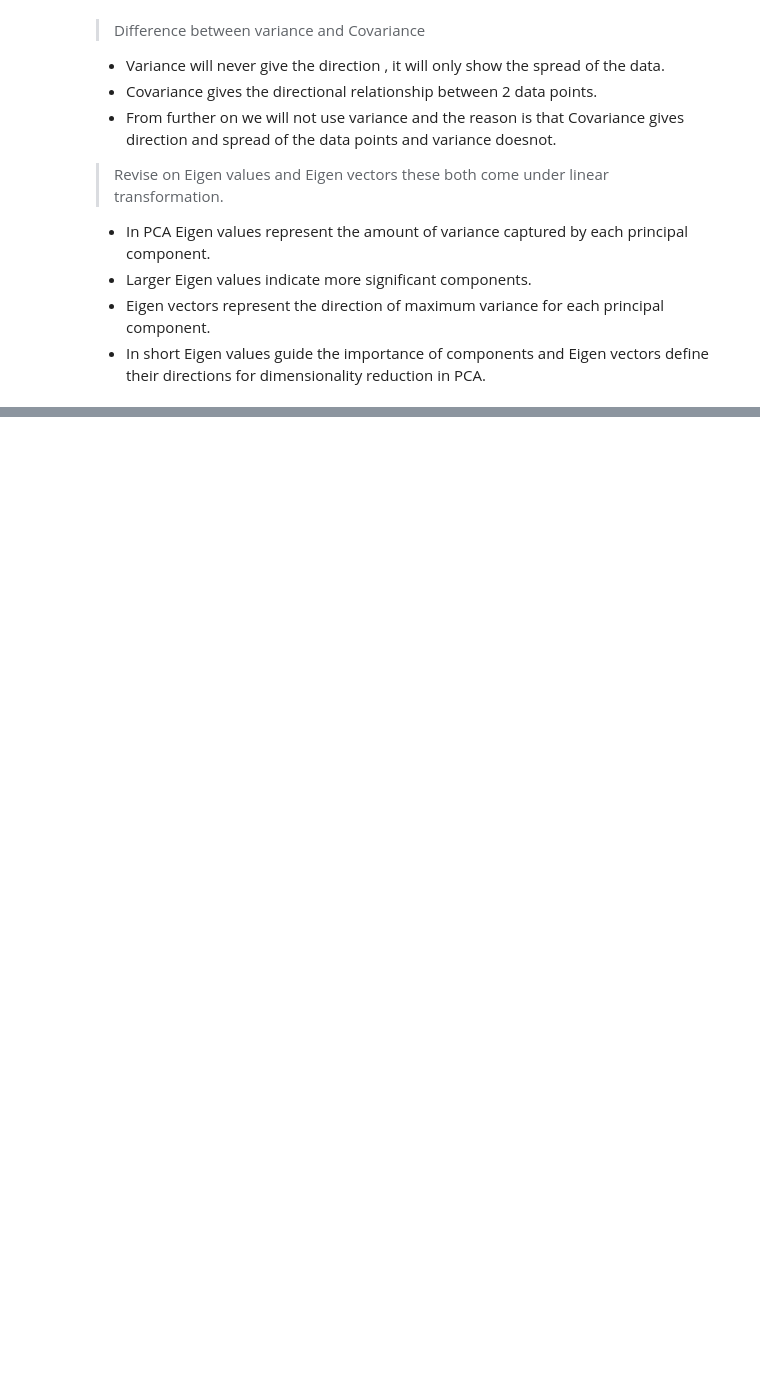
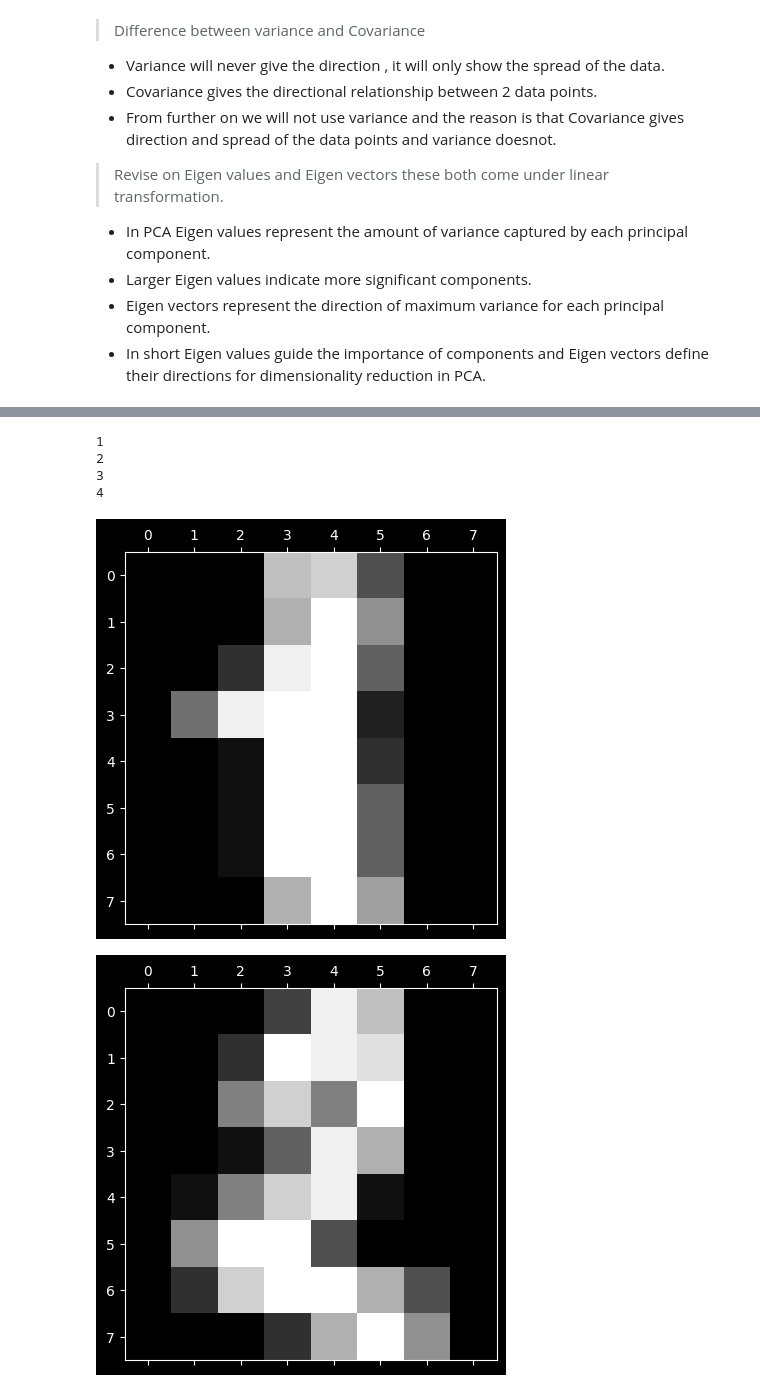
Before and after one commit to abhishek2young/Python-Hands-ON, a Jupyter notebook: PCA.ipynb, the cells around one changed output, grey strips where cells are left out. Saved outputs shown, nothing was run; the diff lists cells and outputs as text; code cells hidden in the pictures; blank space fills up the shorter version.

```diff
--- a/PCA.ipynb
+++ b/PCA.ipynb
@@ -58,0 +256,12 @@
+# %%
+for i in range(1,5):
+    print(digit_data.target[i])
+    plt.matshow(digit_data.images[i])
+    plt.gray()
+# %% [output]
+1
+2
+3
+4
+[figure, added]
+[figure, added]
```
Also changed, not shown: parts of 38 cells of this notebook, 5 other files.
